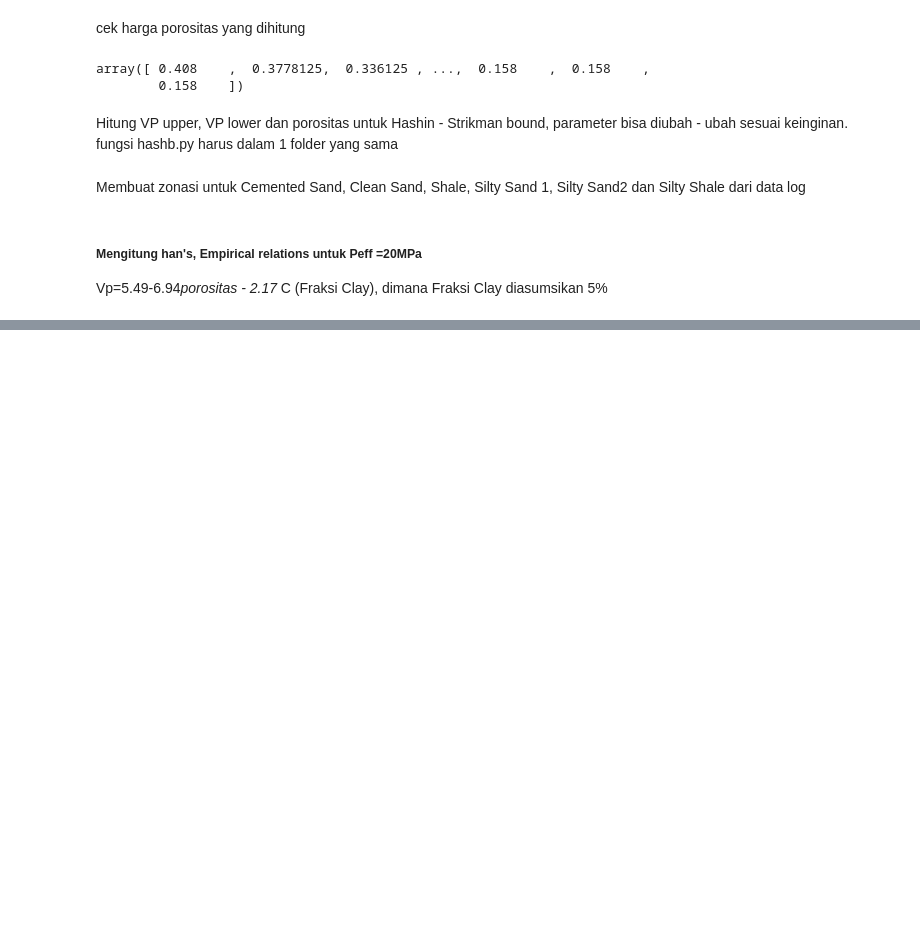
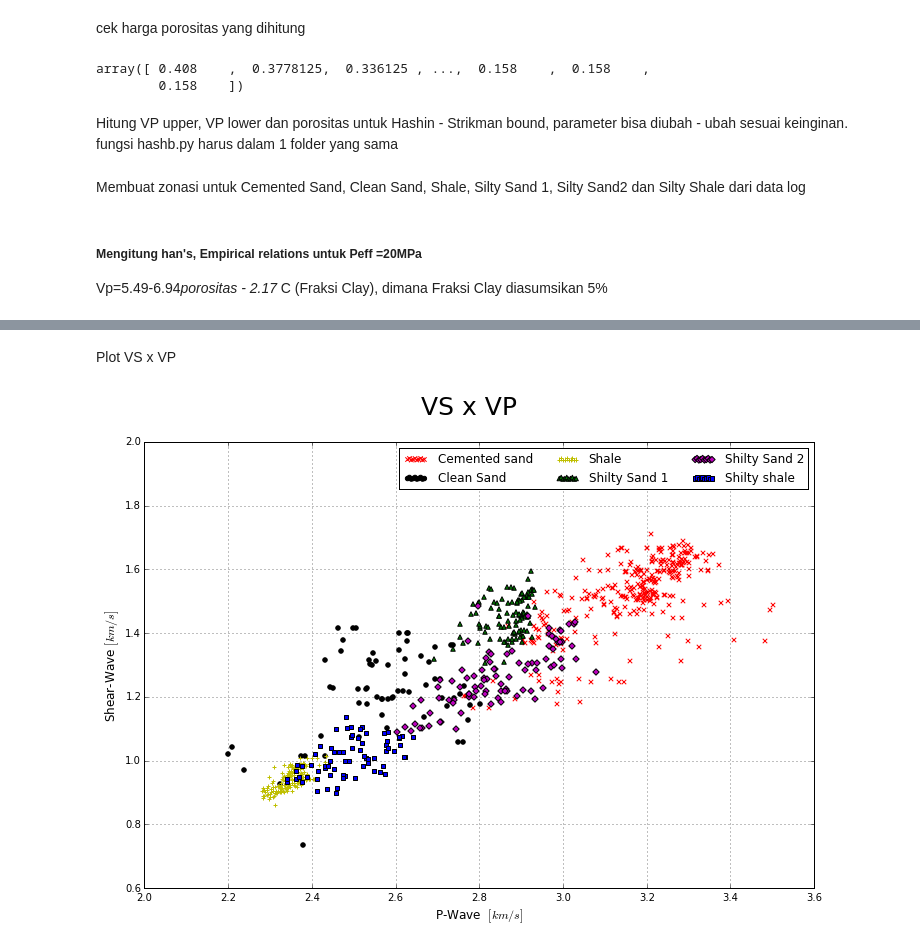
Before and after one commit to Irockshagi/Latihan1_Irock, a Jupyter notebook: Irocks_Exercise_1.ipynb, the cells around one changed output, grey strips where cells are left out. Drawn from its saved outputs; the diff is of its cells as text; code cells hidden in the pictures; blank space fills up the shorter version.

```diff
--- a/Irocks_Exercise_1.ipynb
+++ b/Irocks_Exercise_1.ipynb
@@ -171,0 +215,28 @@ plt.show()
+# %% [markdown]
+Plot VS x VP
+# %%
+f3 = plt.figure(1,figsize = (12,8))
+f3.suptitle('VS x VP', fontsize=25)
+plt.xlabel('P-Wave  '+ r'$[km/s]$', fontsize = '12')
+plt.ylabel('Shear-Wave '+ r'$[km/s]$', fontsize = '12')
+plt.ylim(0.6,2)
+
+CmS=plt.scatter(VP[CmSU_1:CmSU2_1],VS[CmSU_1:CmSU2_1],c ='r',marker='x',hold='on')
+ClS=plt.scatter(VP[ClSU_1:ClSU2_1],VS[ClSU_1:ClSU2_1],c ='k',marker='o')
+SH =plt.scatter(VP[ShlU_1:ShlU2_1],VS[ShlU_1:ShlU2_1],c ='y',marker='+')
+SltS1 =plt.scatter(VP[SltS1U_1:SltS1U2_1],VS[SltS1U_1:SltS1U2_1],c ='g',marker='^')
+SltS2 =plt.scatter(VP[SltS2U_1:SltS2U2_1],VS[SltS2U_1:SltS2U2_1],c ='m',marker='D')
+SltSh =plt.scatter(VP[SiShlU_1:SiShlU2_1],VS[SiShlU_1:SiShlU2_1],c ='b',marker='s')
+
+
+plt.grid()
+plt.legend((CmS, ClS, SH, SltS1, SltS2, SltSh),
+           ('Cemented sand', 'Clean Sand', 'Shale', 'Shilty Sand 1', 'Shilty Sand 2', 'Shilty shale',),
+           scatterpoints=10,
+           #loc='upper right',
+           ncol=3,
+           fontsize=12)
+
+plt.show()
+# %% [output]
+[figure, added]
```
Also changed, not shown: parts of 11 cells of this notebook.
